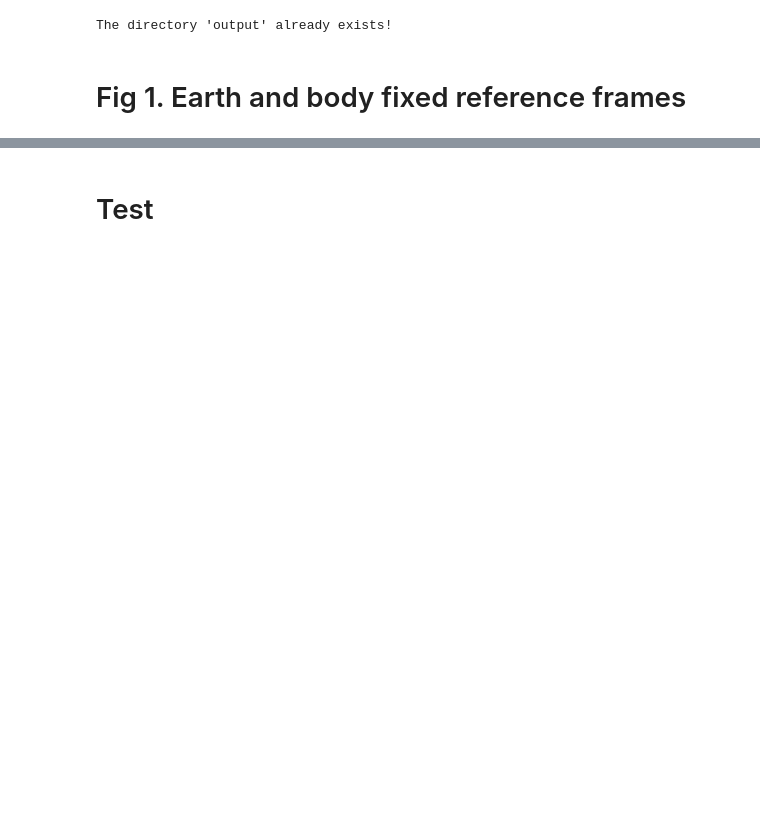
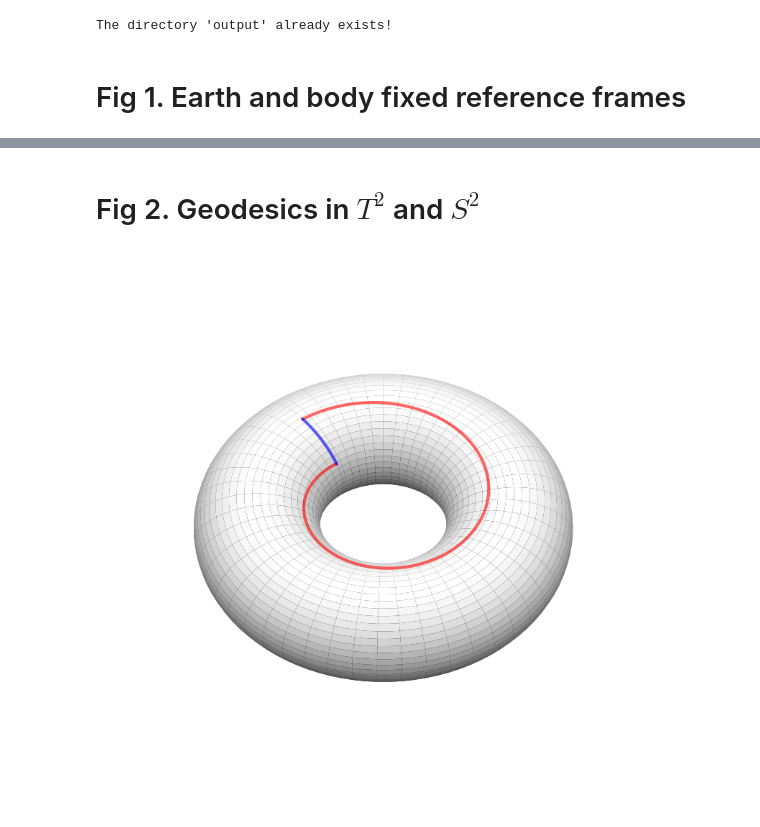
Before and after one commit to jesusBV20/source_seeking_3D, a Jupyter notebook: _images_paper.ipynb, the cells around one changed output, grey strips where cells are left out. Saved outputs shown, nothing was run; the diff lists cells and outputs as text; code cells hidden in the pictures; blank space fills up the shorter version.

```diff
--- a/_images_paper.ipynb
+++ b/_images_paper.ipynb
@@ -202,2 +202,16 @@ fig_frame.plot_text(pb + 1.5*Rw[0,:] + np.array([0.1,0.2,0]) , r"$\omega$")
-# %% [markdown]
-# Test
+# %% [markdown]
+# Fig 2. Geodesics in $T^2$ and $S^2$
+# %%
+def int_t2_geodesic(ang_0, ang_dot, delta_t, R=2, r=1):
+    theta0, phi0 = ang_0[0], ang_0[1]
+    theta_dot, phi_dot = ang_dot[0], ang_dot[1]
+
+    t = np.linspace(0, delta_t, 200)
+    xg = (R + r*np.cos(theta0 + theta_dot*t)) * np.cos(phi0 + phi_dot*t)
+    yg = (R + r*np.cos(theta0 + theta_dot*t)) * np.sin(phi0 + phi_dot*t)
+    zg = r * np.sin(theta0 + theta_dot*t)
+
+    return [xg, yg, zg]
+
+def plot_curve(ax, curve_pts, color="red"):
+    ax.plot(curve_pts[0], curve_pts[1], curve_pts[2], c=color, zorder=10, alpha=0.6)
@@ -203,0 +247,28 @@ fig_frame.plot_text(pb + 1.5*Rw[0,:] + np.array([0.1,0.2,0]) , r"$\omega$")
+# %%
+## Figure generation ##
+fig = plt.figure(dpi=200)
+ax = fig.add_subplot(111, projection='3d')
+ax.set_axis_off()
+
+# Set elevation and azimuth angles
+ax.view_init(elev=50, azim=140)
+
+# Set equal limits for all axes
+ax.set_xlim([-1.3*R, 1.3*R])
+ax.set_ylim([-1.3*R, 1.3*R])
+ax.set_zlim([-1.3*R, 1.3*R])
+
+## T^2
+# Plot the torus
+ax.plot_surface(x, y, z, cmap='gray', alpha=1)
+
+# Plot the geodesics
+plot_curve(ax, gamma1)
+plot_curve(ax, gamma2, "blue")
+
+## S^2
+
+#fig_frame.fig.savefig(os.path.join(OUTPUT_FOLDER, "fig_2.png"))
+plt.show()
+# %% [output]
+[figure, added]
```
Also changed, not shown: parts of 2 cells of this notebook, 1 other file.
